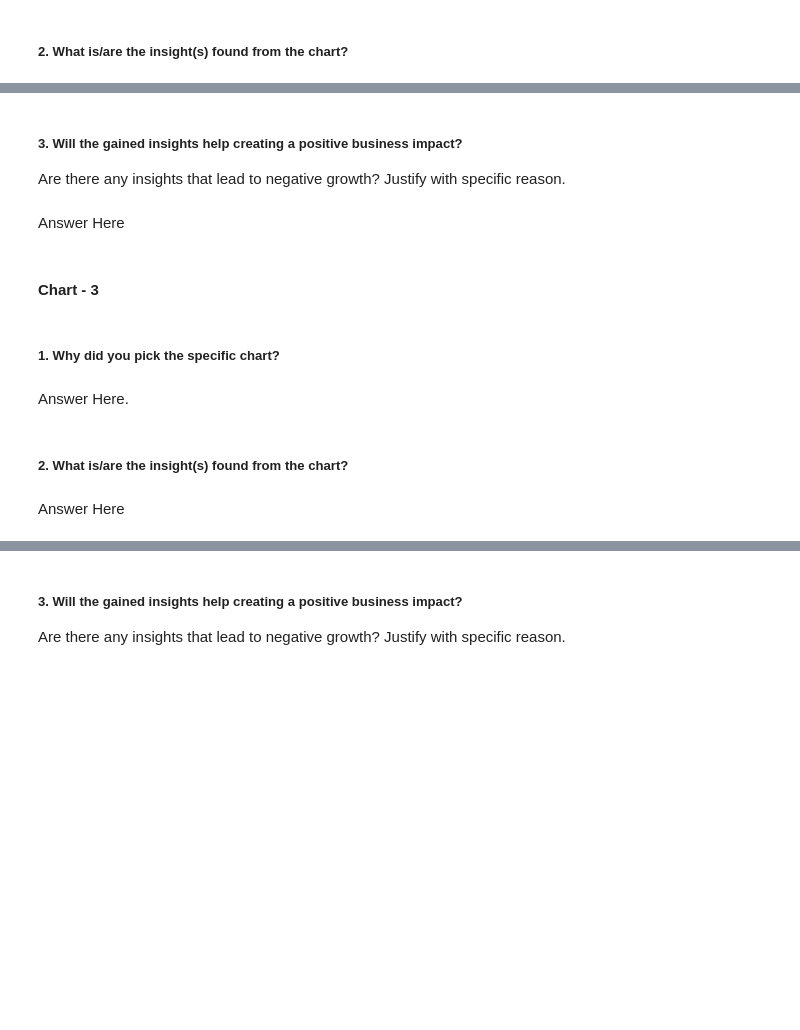
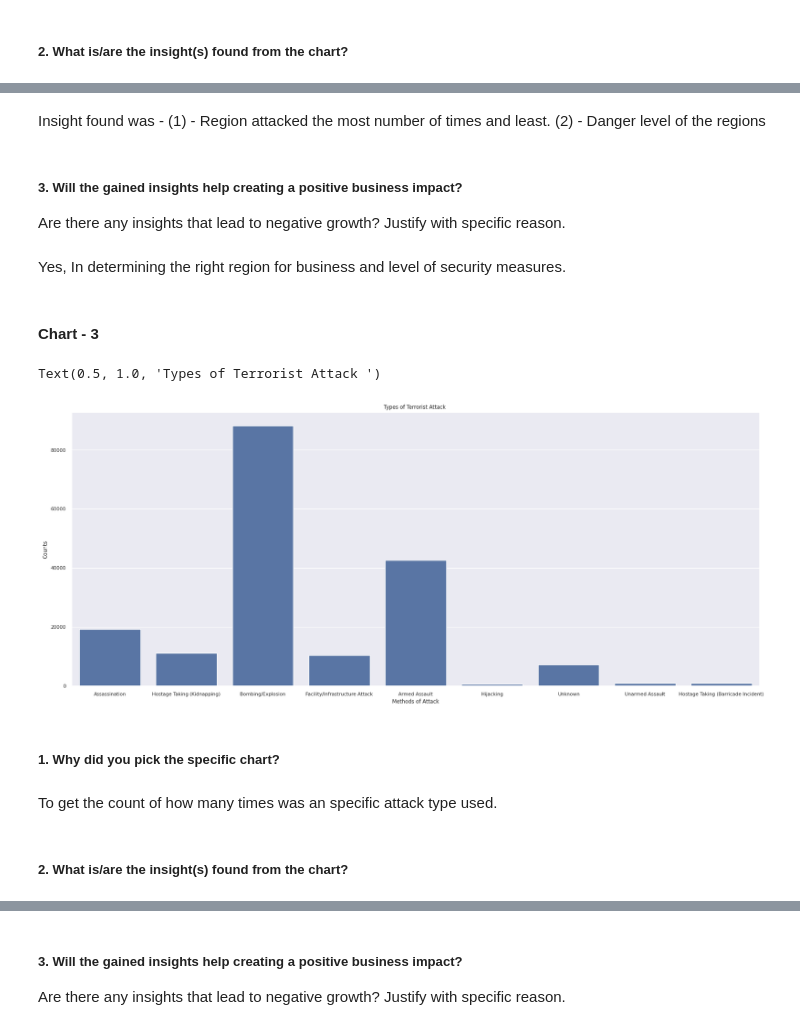
Before and after one commit to SiddharthDNathan/Global-Terrorism-EDA, a Jupyter notebook: Global_Terrorism_EDA_Submission_according_to_Template.ipynb, the cells around one changed output, grey strips where cells are left out. Saved outputs shown, nothing was run; the diff lists cells and outputs as text; code cells hidden in the pictures; blank space fills up the shorter version.

```diff
--- a/Global_Terrorism_EDA_Submission_according_to_Template.ipynb
+++ b/Global_Terrorism_EDA_Submission_according_to_Template.ipynb
@@ -218,22 +378,28 @@ Answer Here
+# %% [markdown]
+Insight found was - (1) - Region attacked the most number of times and least.
+                    (2) - Danger level of the regions
 # %% [markdown]
 ##### 3. Will the gained insights help creating a positive business impact?
 Are there any insights that lead to negative growth? Justify with specific reason.
-# %% [markdown]
-Answer Here
+# %% [markdown]
+Yes, In determining the right region for business and level of security measures.
 # %% [markdown]
 #### Chart - 3
 # %%
 # Chart - 3 visualization code
-#Analysis of number of Attacks per Region
-sns.countplot(y='region', data=df)
-plt.ylabel('Region')
-plt.xlabel('Count')
-plt.title('Number of Terrorist Attack by Region')
+#Analysis of number of Attacks per Attack Method
+f = plt.figure(figsize=(20, 8))
+sns.set(font_scale=0.7)
+sns.countplot(x='attacktype', data=df,)
+plt.xlabel('Methods of Attack')
+plt.ylabel('Counts')
+plt.title('Types of Terrorist Attack ')
+# %% [output]
+Text(0.5, 1.0, 'Types of Terrorist Attack ')
+[figure, added]
 # %% [markdown]
 ##### 1. Why did you pick the specific chart?
-# %% [markdown]
-Answer Here.
+# %% [markdown]
+To get the count of how many times was an specific attack type used.
 # %% [markdown]
 ##### 2. What is/are the insight(s) found from the chart?
-# %% [markdown]
-Answer Here
```
Also changed, not shown: parts of 108 cells of this notebook.
